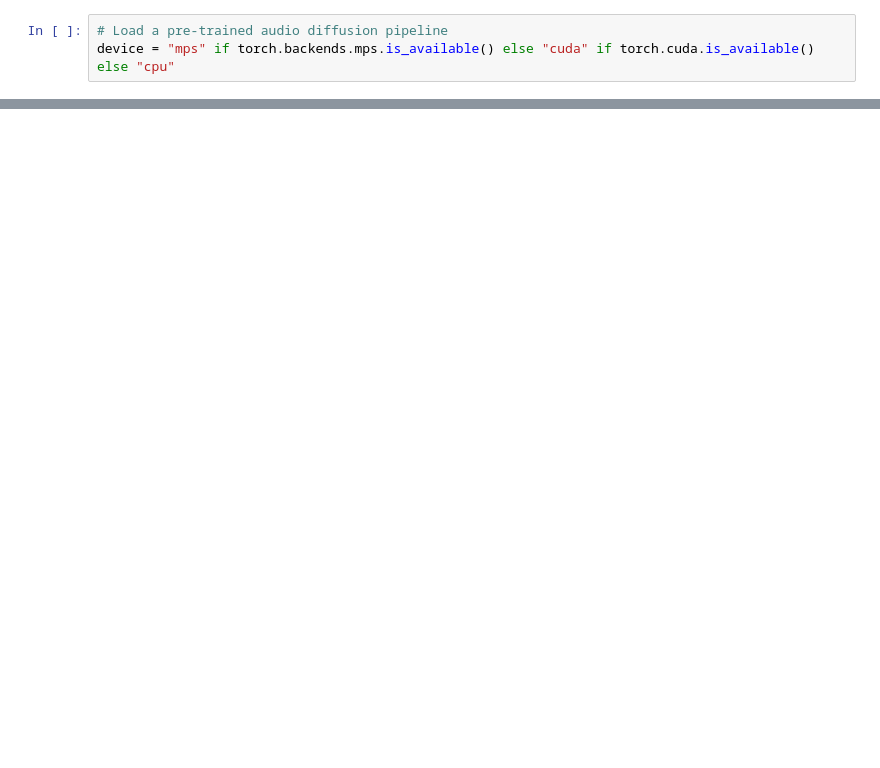
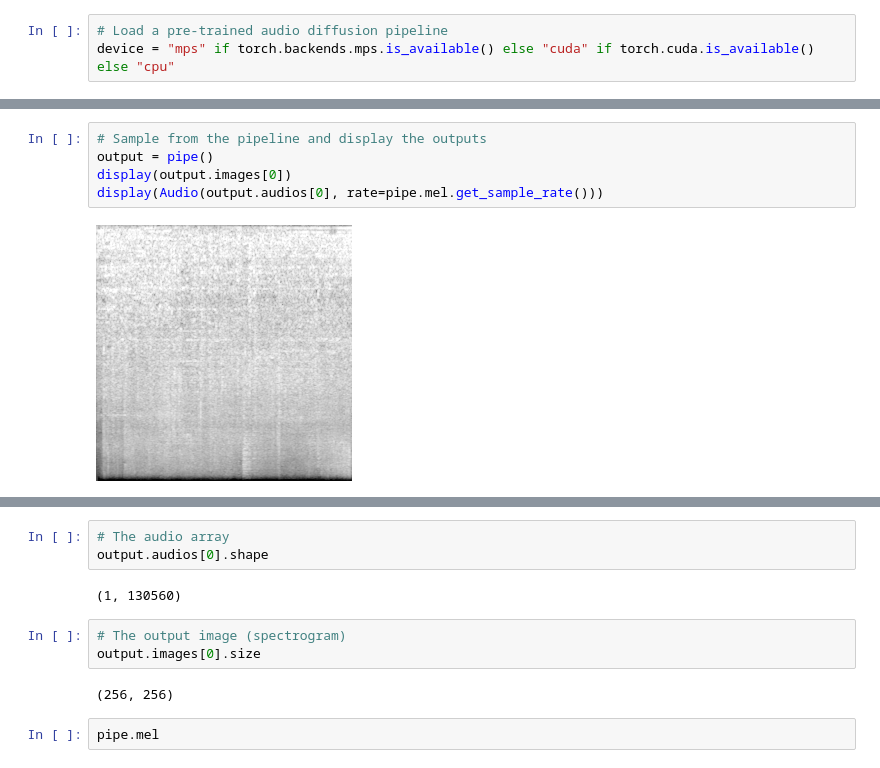
Before and after one commit to carl-mahusai/stable-diffusion-tutorial, a Jupyter notebook: notebooks/hugging_face_audio_diffusion.ipynb, the cells around one changed output, grey strips where cells are left out. Saved outputs shown, nothing was run; the diff lists cells and outputs as text; blank space fills up the shorter version.

```diff
--- a/notebooks/hugging_face_audio_diffusion.ipynb
+++ b/notebooks/hugging_face_audio_diffusion.ipynb
@@ -21,0 +24,7 @@ pipe = DiffusionPipeline.from_pretrained("teticio/audio-diffusion-instrumental-h
+# %%
+# Sample from the pipeline and display the outputs
+output = pipe()
+display(output.images[0])
+display(Audio(output.audios[0], rate=pipe.mel.get_sample_rate()))
+# %% [output]
+[figure, added]
@@ -21,0 +32,12 @@ pipe = DiffusionPipeline.from_pretrained("teticio/audio-diffusion-instrumental-h
+# %%
+# The audio array
+output.audios[0].shape
+# %% [output]
+(1, 130560)
+# %%
+# The output image (spectrogram)
+output.images[0].size
+# %% [output]
+(256, 256)
+# %%
+pipe.mel
```
Also changed, not shown: parts of 3 cells of this notebook, 1 other file.
